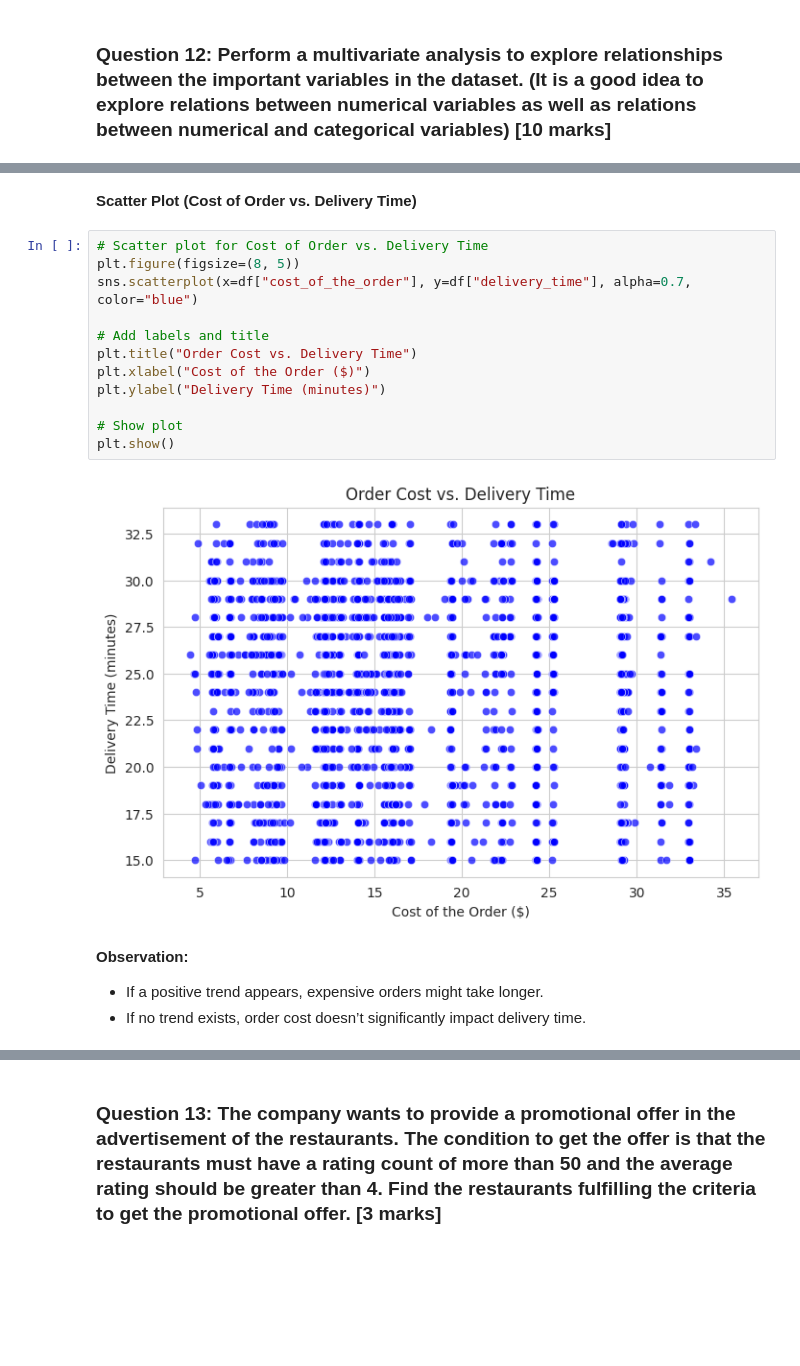
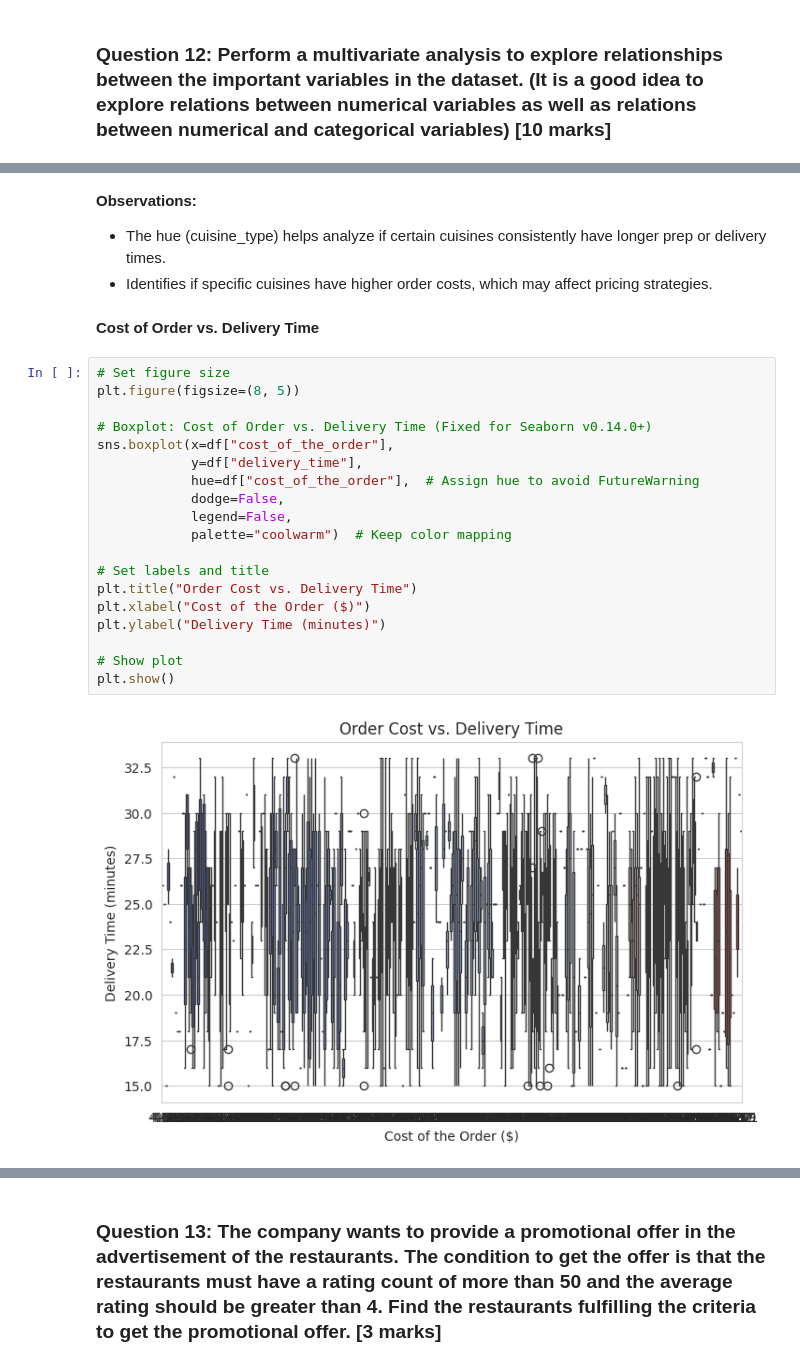
Before and after one commit to sarvanios6/foodhub-py, a Jupyter notebook: IP_Project_Question_Notebook.ipynb, the cells around one changed output, grey strips where cells are left out. Cells and saved outputs as stored; diff of their text form; blank space fills up the shorter version.

```diff
--- a/IP_Project_Question_Notebook.ipynb
+++ b/IP_Project_Question_Notebook.ipynb
@@ -745,20 +920,28 @@ plt.show()
+# %% [markdown]
+**Observations:**
+
+* The hue (cuisine_type) helps analyze if certain cuisines consistently have longer prep or delivery times.
+* Identifies if specific cuisines have higher order costs, which may affect pricing strategies.
 # %% [markdown]
-**Scatter Plot (Cost of Order vs. Delivery Time)**
+**Cost of Order vs. Delivery Time**
 # %%
-# Scatter plot for Cost of Order vs. Delivery Time
+# Set figure size
 plt.figure(figsize=(8, 5))
-sns.scatterplot(x=df["cost_of_the_order"], y=df["delivery_time"], alpha=0.7, color="blue")
 
-# Add labels and title
+# Boxplot: Cost of Order vs. Delivery Time (Fixed for Seaborn v0.14.0+)
+sns.boxplot(x=df["cost_of_the_order"],
+            y=df["delivery_time"],
+            hue=df["cost_of_the_order"],  # Assign hue to avoid FutureWarning
+            dodge=False,
+            legend=False,
+            palette="coolwarm")  # Keep color mapping
+
+# Set labels and title
 plt.title("Order Cost vs. Delivery Time")
 plt.xlabel("Cost of the Order ($)")
 plt.ylabel("Delivery Time (minutes)")
 
 # Show plot
 plt.show()
 # %% [output]
-[figure, old version]
+[figure, new version]
-# %% [markdown]
-**Observation:**
-* If a positive trend appears, expensive orders might take longer.
-* If no trend exists, order cost doesn’t significantly impact delivery time.
```
Also changed, not shown: parts of 37 cells of this notebook.
